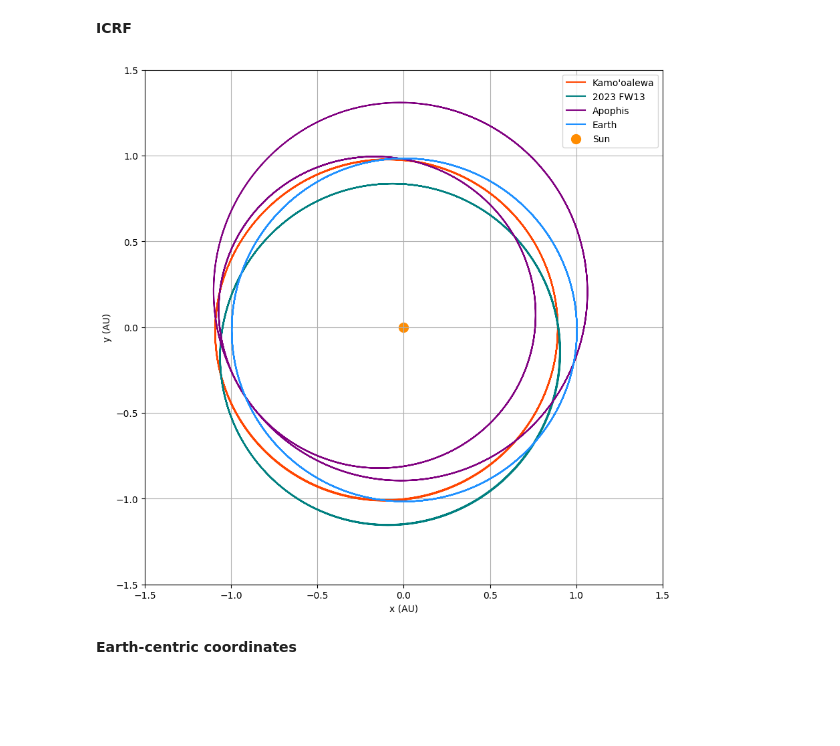
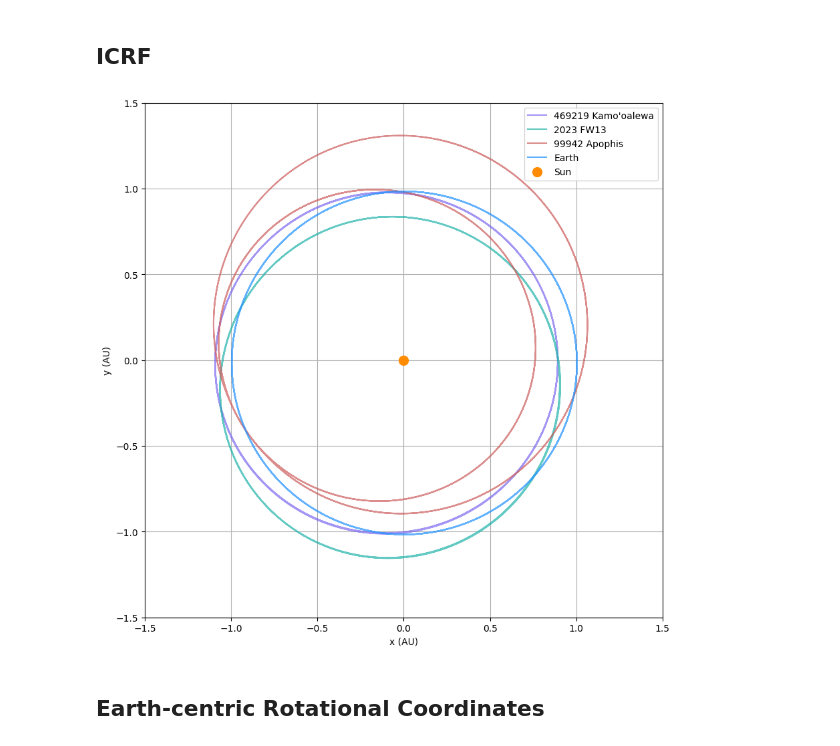
Before and after one commit to shami-momo/Workspace, a Jupyter notebook: solar_astro/my/General/kamooalewa.ipynb, the cells around one changed output. Drawn from its saved outputs; the diff is of its cells as text; code cells hidden in the pictures; blank space fills up the shorter version.

```diff
--- a/solar_astro/my/General/kamooalewa.ipynb
+++ b/solar_astro/my/General/kamooalewa.ipynb
@@ -14,23 +95,26 @@ r_a = pd.read_csv('APOPHIS.aei', sep='\s+', skiprows=4, names=col)
 # %% [markdown]
-**ICRF**
+## ICRF
 # %%
+# ICRF Plotting
 fig, ax = plt.subplots(figsize=(10, 10))
 
-ax.plot(r_k['x'], r_k['y'], label='Kamo\'oalewa', color='orangered')
-ax.plot(r_f['x'], r_f['y'], label='2023 FW13', color='teal')
-ax.plot(r_a['x'], r_a['y'], label='Apophis', color='purple')
-ax.plot(r_e['x'], r_e['y'], label='Earth', color='dodgerblue')
-ax.scatter(0, 0, color='darkorange', s=100, label='Sun')
+ax.plot(r_k['x'], r_k['y'], label=OBJECT['KAMOO']['name'], color=OBJECT['KAMOO']['color'], alpha=0.7, zorder=2)
+ax.plot(r_f['x'], r_f['y'], label=OBJECT['FW13']['name'], color=OBJECT['FW13']['color'], alpha=0.7, zorder=2)
+ax.plot(r_a['x'], r_a['y'], label=OBJECT['APOPHIS']['name'], color=OBJECT['APOPHIS']['color'], alpha=0.7, zorder=2)
+ax.plot(r_e['x'], r_e['y'], label=OBJECT['EARTH']['name'], color=OBJECT['EARTH']['color'], alpha=0.7, zorder=2)
+ax.scatter(0, 0, label=OBJECT['SUN']['name'], color=OBJECT['SUN']['color'], s=100, zorder=2)
 
-ax.set_xlim(-1.5, 1.5)
-ax.set_ylim(-1.5, 1.5)
 ax.set_xlabel('x (AU)')
 ax.set_ylabel('y (AU)')
 ax.legend()
 ax.grid(True)
+
+ax.set_xlim(-1.5, 1.5)
+ax.set_ylim(-1.5, 1.5)
+
 plt.show()
 # %% [output]
-[figure, old version]
+[figure, new version]
 # %% [markdown]
-**Earth-centric coordinates**
+## Earth-centric Rotational Coordinates
 # %%
```
Also changed, not shown: parts of 14 cells of this notebook, 5 other files.
